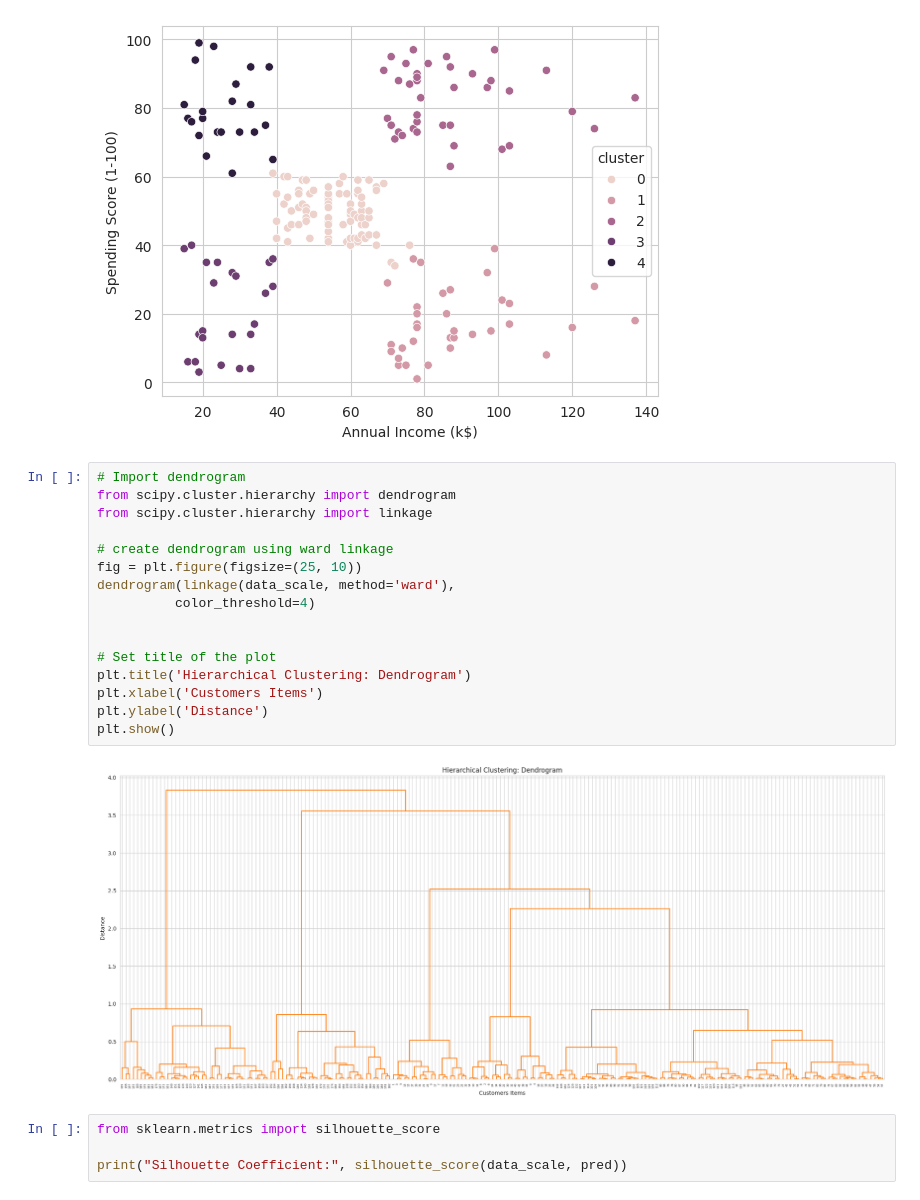
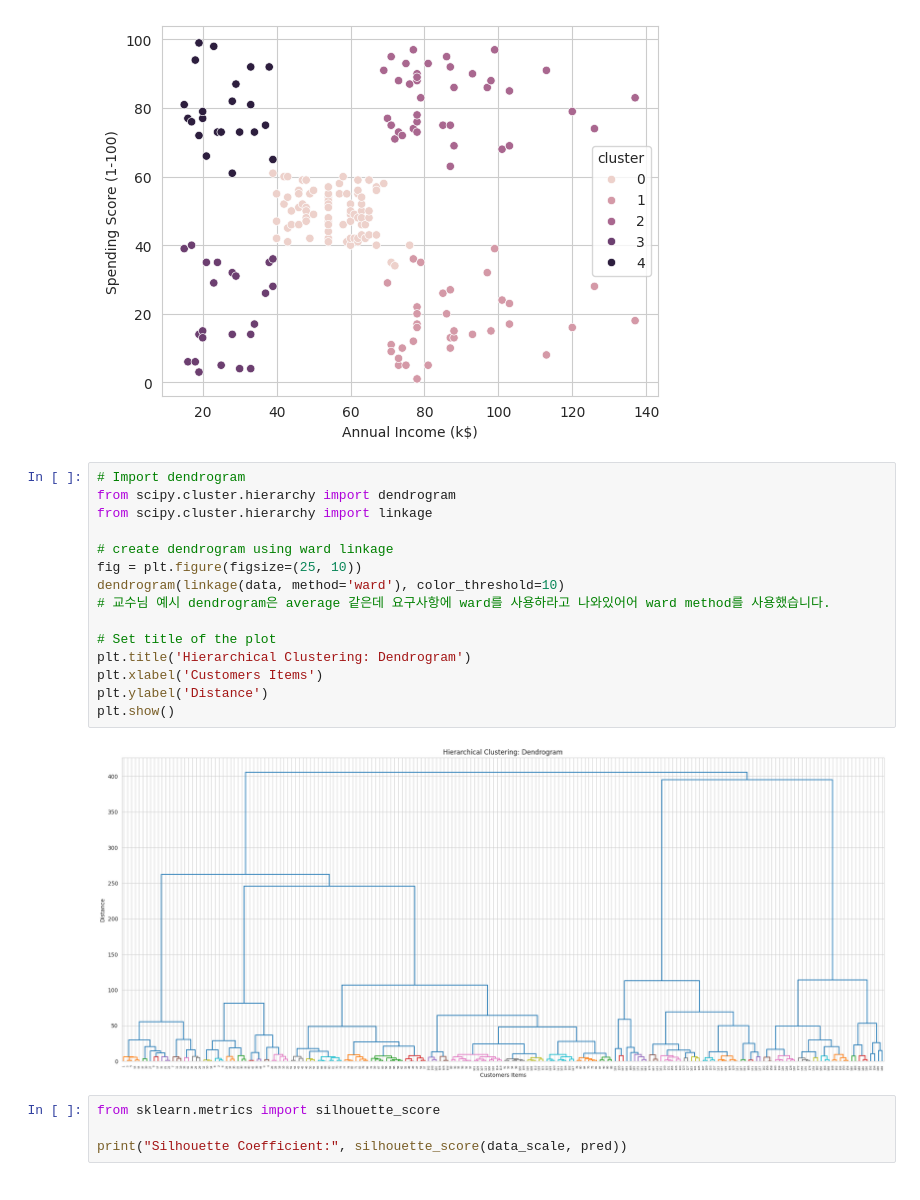
Before and after one commit to DawnGlow/2024_2_AI, a Jupyter notebook: [AI_Assignment3]_Clustering.ipynb, the cells around one changed output. Cells and saved outputs as stored; diff of their text form.

```diff
--- a/[AI_Assignment3]_Clustering.ipynb
+++ b/[AI_Assignment3]_Clustering.ipynb
@@ -286,21 +286,20 @@ sns.scatterplot(x='Annual Income (k$)', y='Spending Score (1-100)',
 # %%
 # Import dendrogram
 from scipy.cluster.hierarchy import dendrogram
 from scipy.cluster.hierarchy import linkage
 
 # create dendrogram using ward linkage
 fig = plt.figure(figsize=(25, 10))
-dendrogram(linkage(data_scale, method='ward'),
-          color_threshold=4)
-
+dendrogram(linkage(data, method='ward'), color_threshold=10)
+# 교수님 예시 dendrogram은 average 같은데 요구사항에 ward를 사용하라고 나와있어어 ward method를 사용했습니다.
 
 # Set title of the plot
 plt.title('Hierarchical Clustering: Dendrogram')
 plt.xlabel('Customers Items')
 plt.ylabel('Distance')
 plt.show()
 # %% [output]
-[figure, old version]
+[figure, new version]
 # %%
 from sklearn.metrics import silhouette_score
 
```
Also changed, not shown: parts of 2 cells of this notebook.
